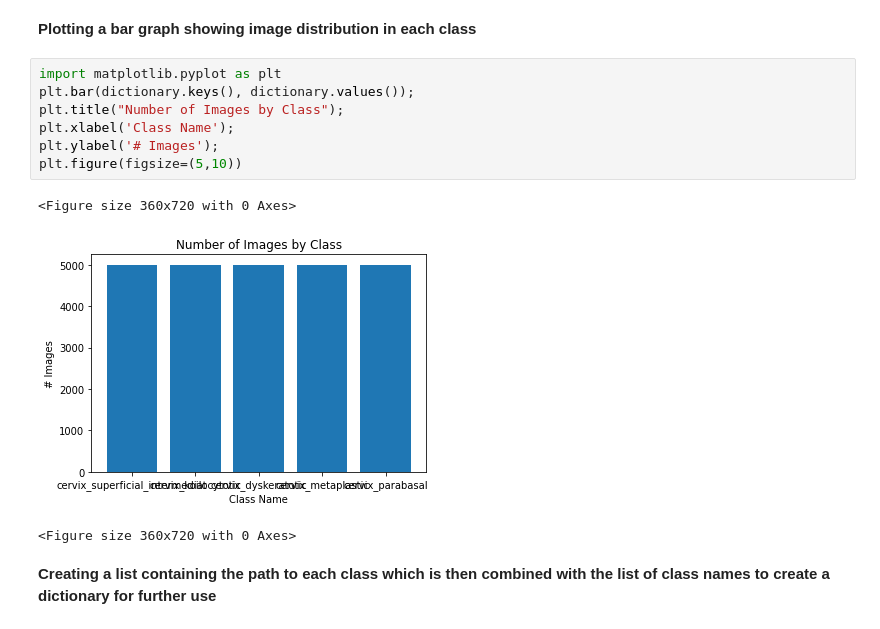
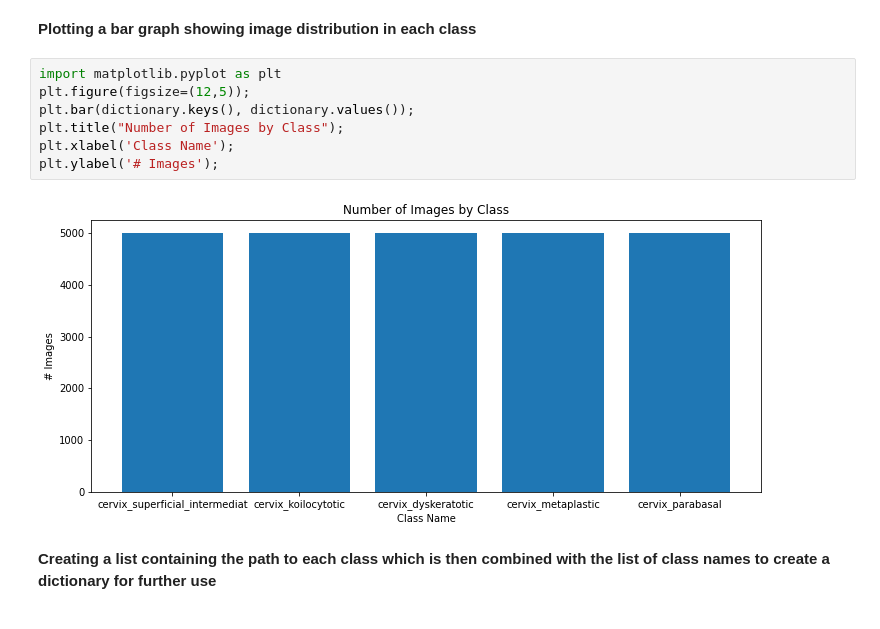
Before and after one commit to atharva2031/Cancer-Detection-, a Jupyter notebook: Cancer_Classification_Model_File.ipynb, the cells around one changed output. Drawn from its saved outputs; the diff is of its cells as text.

```diff
--- a/Cancer_Classification_Model_File.ipynb
+++ b/Cancer_Classification_Model_File.ipynb
@@ -72,15 +72,13 @@ dictionary
 **Plotting a bar graph showing image distribution in each class**
 # %%
 import matplotlib.pyplot as plt
+plt.figure(figsize=(12,5));
 plt.bar(dictionary.keys(), dictionary.values());
 plt.title("Number of Images by Class");
 plt.xlabel('Class Name');
 plt.ylabel('# Images');
-plt.figure(figsize=(5,10))
 # %% [output]
-<Figure size 360x720 with 0 Axes>
-[figure, old version]
+[figure, new version]
-<Figure size 360x720 with 0 Axes>
 # %% [markdown]
 **Creating a list containing the path to each class which is then combined with the list of class names to create a dictionary for further use**
 # %%
```
Also changed, not shown: parts of 1 cell of this notebook.
